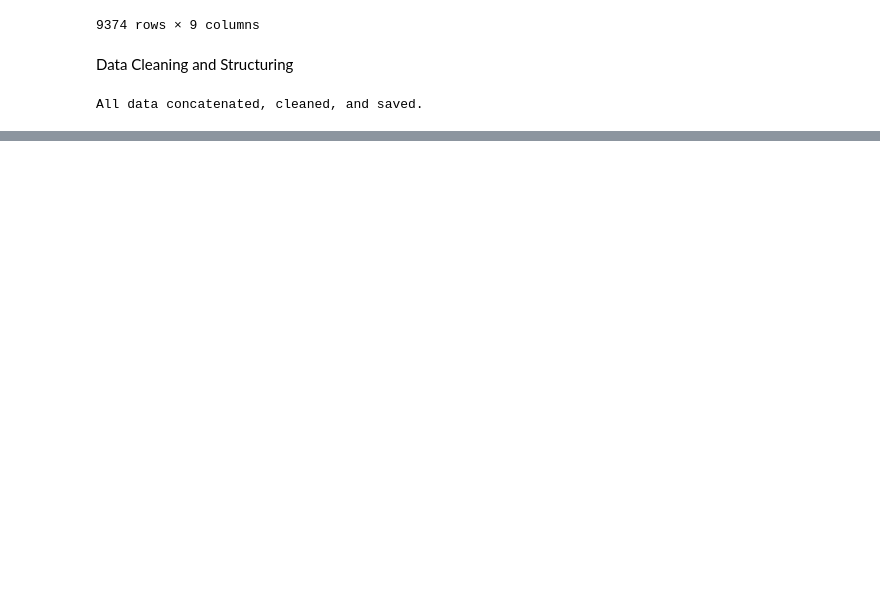
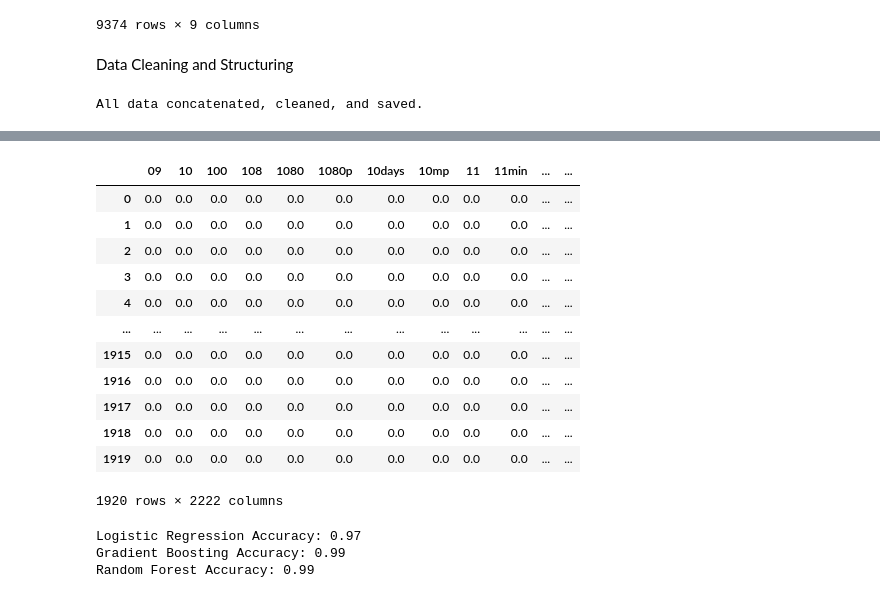
Before and after one commit to Ananthu1906/Final_Project_Guvi, a Jupyter notebook: webscrap.ipynb, the cells around one changed output, grey strips where cells are left out. Cells and saved outputs as stored; diff of their text form; code cells hidden in the pictures; blank space fills up the shorter version.

```diff
--- a/webscrap.ipynb
+++ b/webscrap.ipynb
@@ -660,0 +418,29 @@ ImportError: cannot import name 'RateLimitError' from 'langchain_core.language_m
+# %%
+import pandas as pd
+from sklearn.feature_extraction.text import TfidfVectorizer
+
+# Initialize the TfidfVectorizer
+vectorizer = TfidfVectorizer()
+
+# Fit and transform the review content to TF-IDF matrix
+tfidf_matrix = vectorizer.fit_transform(df['review_content'])
+
+# Convert the result to a DataFrame for better readability
+tfidf_df = pd.DataFrame(tfidf_matrix.toarray(), columns=vectorizer.get_feature_names_out())
+
+# Display the DataFrame with tokenized and vectorized content
+tfidf_df
+# %% [output]
+|  | 09 | 10 | 100 | 108 | 1080 | 1080p | 10days | 10mp | 11 | 11min | ... | ... |
+| 0 | 0.0 | 0.0 | 0.0 | 0.0 | 0.0 | 0.0 | 0.0 | 0.0 | 0.0 | 0.0 | ... | ... |
+| 1 | 0.0 | 0.0 | 0.0 | 0.0 | 0.0 | 0.0 | 0.0 | 0.0 | 0.0 | 0.0 | ... | ... |
+| 2 | 0.0 | 0.0 | 0.0 | 0.0 | 0.0 | 0.0 | 0.0 | 0.0 | 0.0 | 0.0 | ... | ... |
+| 3 | 0.0 | 0.0 | 0.0 | 0.0 | 0.0 | 0.0 | 0.0 | 0.0 | 0.0 | 0.0 | ... | ... |
+| 4 | 0.0 | 0.0 | 0.0 | 0.0 | 0.0 | 0.0 | 0.0 | 0.0 | 0.0 | 0.0 | ... | ... |
+| ... | ... | ... | ... | ... | ... | ... | ... | ... | ... | ... | ... | ... |
+| 1915 | 0.0 | 0.0 | 0.0 | 0.0 | 0.0 | 0.0 | 0.0 | 0.0 | 0.0 | 0.0 | ... | ... |
+| 1916 | 0.0 | 0.0 | 0.0 | 0.0 | 0.0 | 0.0 | 0.0 | 0.0 | 0.0 | 0.0 | ... | ... |
+| 1917 | 0.0 | 0.0 | 0.0 | 0.0 | 0.0 | 0.0 | 0.0 | 0.0 | 0.0 | 0.0 | ... | ... |
+| 1918 | 0.0 | 0.0 | 0.0 | 0.0 | 0.0 | 0.0 | 0.0 | 0.0 | 0.0 | 0.0 | ... | ... |
+| 1919 | 0.0 | 0.0 | 0.0 | 0.0 | 0.0 | 0.0 | 0.0 | 0.0 | 0.0 | 0.0 | ... | ... |
+1920 rows × 2222 columns
@@ -660,0 +470,35 @@ ImportError: cannot import name 'RateLimitError' from 'langchain_core.language_m
+# %%
+from imblearn.over_sampling import SMOTE
+from sklearn.model_selection import train_test_split
+from sklearn.datasets import make_classification
+from sklearn.linear_model import LogisticRegression
+from sklearn.ensemble import GradientBoostingClassifier, RandomForestClassifier
+from sklearn.metrics import accuracy_score
+
+
+# Logistic Regression
+logistic_model = LogisticRegression(random_state=42)
+logistic_model.fit(X_resampled, y_resampled)
+y_pred_logistic = logistic_model.predict(X_test)
+accuracy_logistic = accuracy_score(y_test, y_pred_logistic)
+
+# Gradient Boosting Model
+gb_model = GradientBoostingClassifier(random_state=42)
+gb_model.fit(X_resampled, y_resampled)
+y_pred_gb = gb_model.predict(X_test)
+accuracy_gb = accuracy_score(y_test, y_pred_gb)
+
+# Random Forest Model
+rf_model = RandomForestClassifier(random_state=42)
+rf_model.fit(X_resampled, y_resampled)
+y_pred_rf = rf_model.predict(X_test)
+accuracy_rf = accuracy_score(y_test, y_pred_rf)
+
+# Print accuracies
+print(f'Logistic Regression Accuracy: {accuracy_logistic:.2f}')
+print(f'Gradient Boosting Accuracy: {accuracy_gb:.2f}')
+print(f'Random Forest Accuracy: {accuracy_rf:.2f}')
+# %% [output]
+Logistic Regression Accuracy: 0.97
+Gradient Boosting Accuracy: 0.99
+Random Forest Accuracy: 0.99
```
Also changed, not shown: parts of 19 cells of this notebook, 4 other files.
